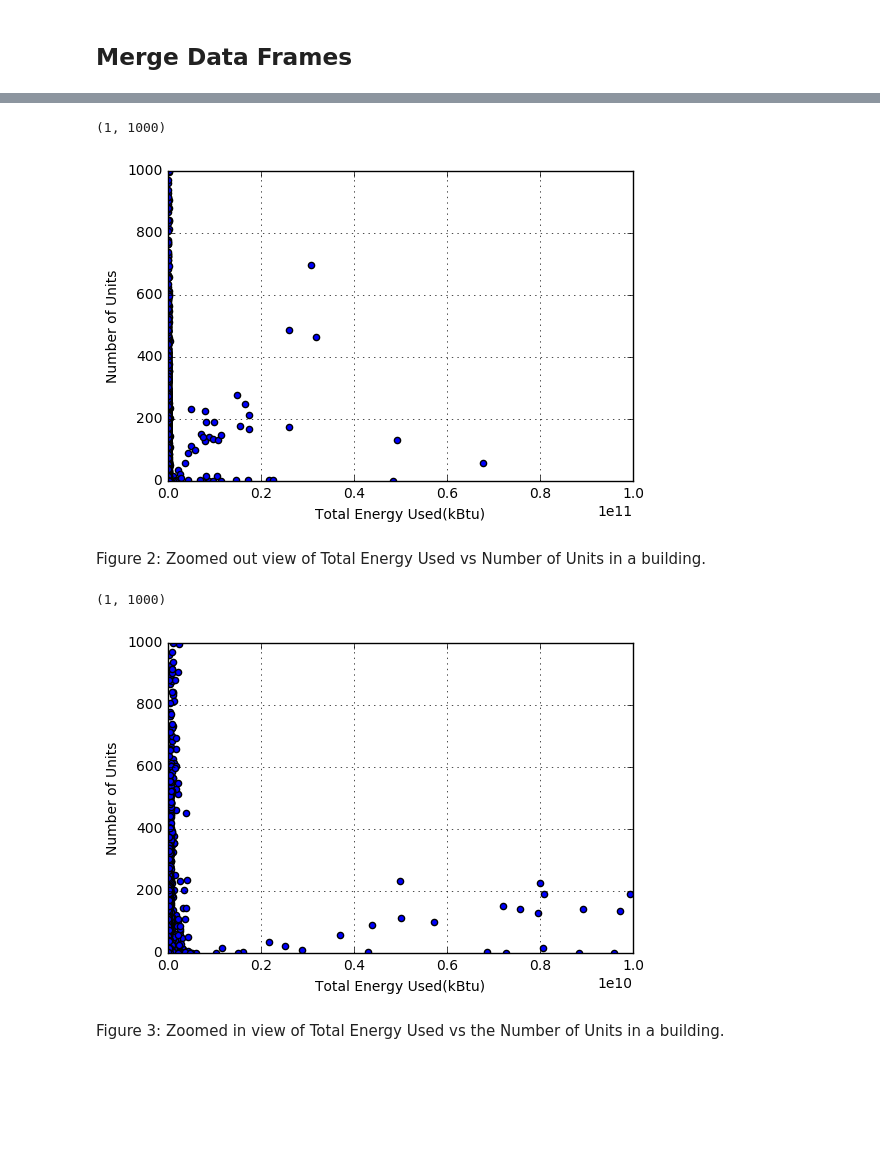
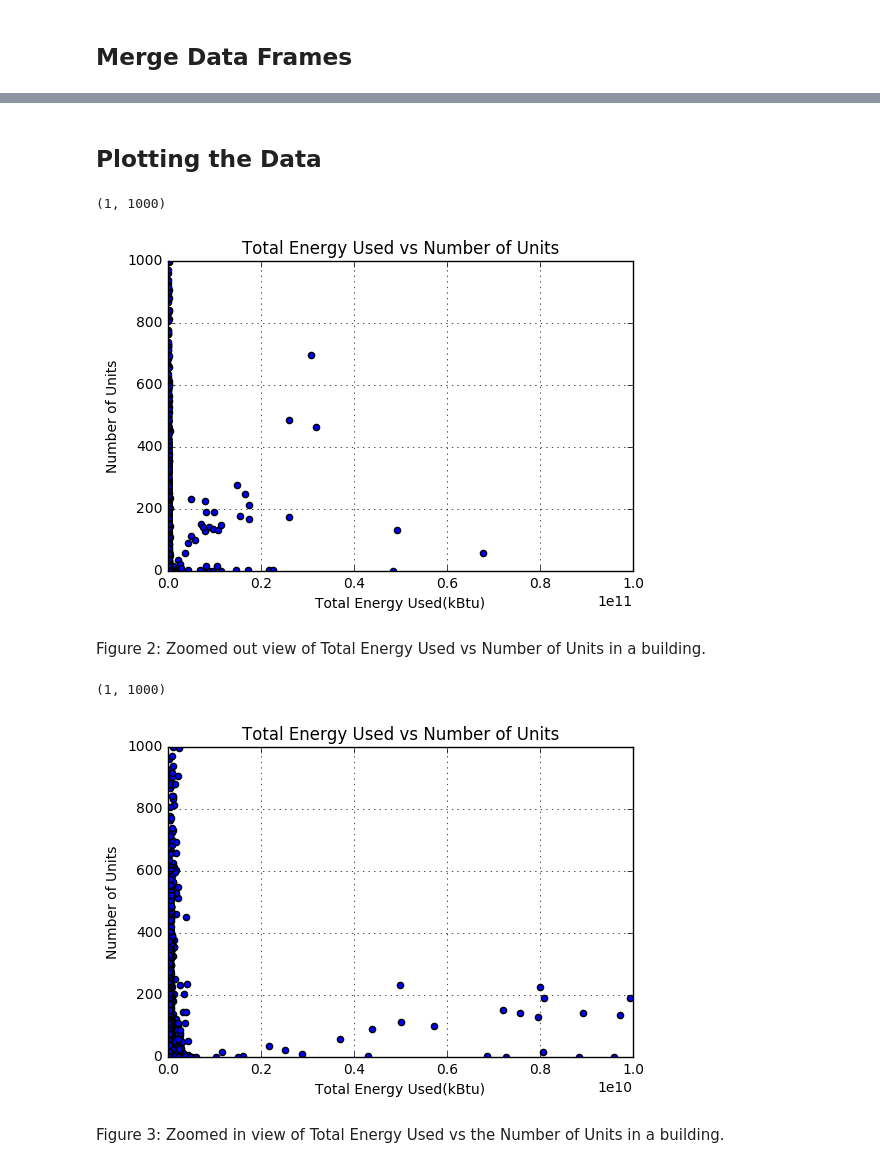
Before and after one commit to tashay/PUI2016_tg1478, a Jupyter notebook: HW6_tg1478/HW6_1_tg1478.ipynb, the cells around one changed output, grey strips where cells are left out. Cells and saved outputs as stored; diff of their text form; code cells hidden in the pictures; blank space fills up the shorter version.

```diff
--- a/HW6_tg1478/HW6_1_tg1478.ipynb
+++ b/HW6_tg1478/HW6_1_tg1478.ipynb
@@ -106,7 +112,7 @@ bblData.head()
 | 3 | 1.009220e+09 | 10003.0 | NaN | 1.0 | NaN | 148 | ... |
 | 4 | 1.007400e+09 | NaN | 68329.0 | NaN | NaN | 0 | ... |
 # %%
-bblData['Total Energy Used(kBtu)'] = bblData['Site EUI(kBtu/ft2)'] * bblData['Reported Property Floor Area (Building(s)) (ft²)']
+bblData['TotalEnergyUsed'] = bblData['Site EUI(kBtu/ft2)'] * bblData['Reported Property Floor Area (Building(s)) (ft²)']
 # %%
 bblData.describe()
 # %% [output]
@@ -119,29 +125,33 @@ bblData.describe()
 | 50% | 1.012344e+09 | NaN | NaN | NaN | NaN | 49.000000 | ... |
 | 75% | 1.015438e+09 | NaN | NaN | NaN | NaN | 106.250000 | ... |
 | max | 1.022500e+09 | 10463.000000 | 9.515627e+06 | 35.000000 | 3.018493e+06 | 8759.000000 | ... |
+# %% [markdown]
+## Plotting the Data
 # %%
 # Zoomed out view of Total Energy Used vs Number of Units.
-pl.scatter(bblData['Total Energy Used(kBtu)'], bblData['UnitsTotal'])
+pl.scatter(bblData['TotalEnergyUsed'], bblData['UnitsTotal'])
 pl.xlabel('Total Energy Used(kBtu)')
 pl.ylabel('Number of Units')
+pl.title('Total Energy Used vs Number of Units')
 pl.grid(True)
 xlim(1000,1e11)
 ylim(1,1000)
 # %% [output]
 (1, 1000)
-[figure, old version]
+[figure, new version]
 # %% [markdown]
 Figure 2: Zoomed out view of Total Energy Used vs Number of Units in a building.
 # %%
 # Zoomed in view of Total Energy Used vs Number of Units.
-pl.scatter(bblData['Total Energy Used(kBtu)'], bblData['UnitsTotal'])
+pl.scatter(bblData['TotalEnergyUsed'], bblData['UnitsTotal'])
 pl.xlabel('Total Energy Used(kBtu)')
 pl.ylabel('Number of Units')
+pl.title('Total Energy Used vs Number of Units')
 pl.grid(True)
 xlim(1000,1e10)
 ylim(1,1000)
 # %% [output]
 (1, 1000)
-[figure, old version]
+[figure, new version]
 # %% [markdown]
 Figure 3: Zoomed in view of Total Energy Used vs the Number of Units in a building.
```
Also changed, not shown: parts of 28 cells of this notebook.
